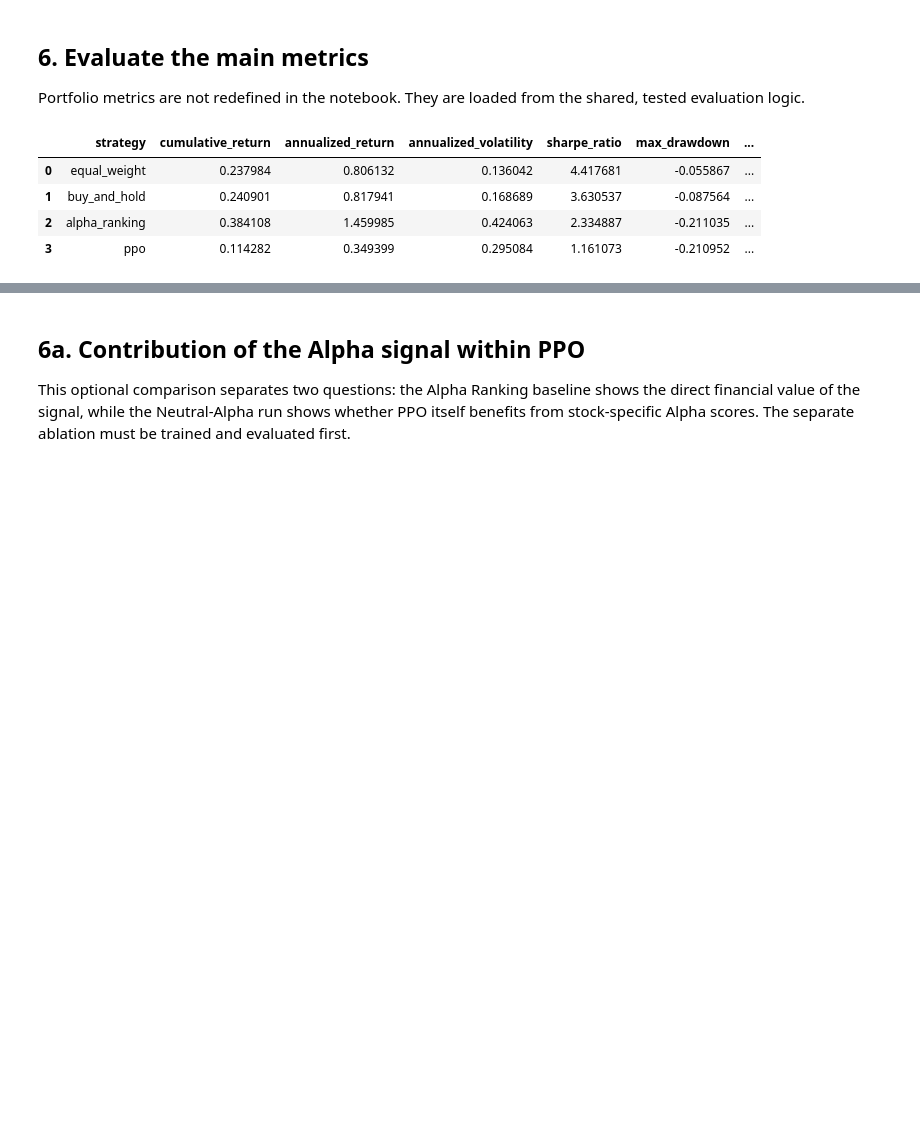
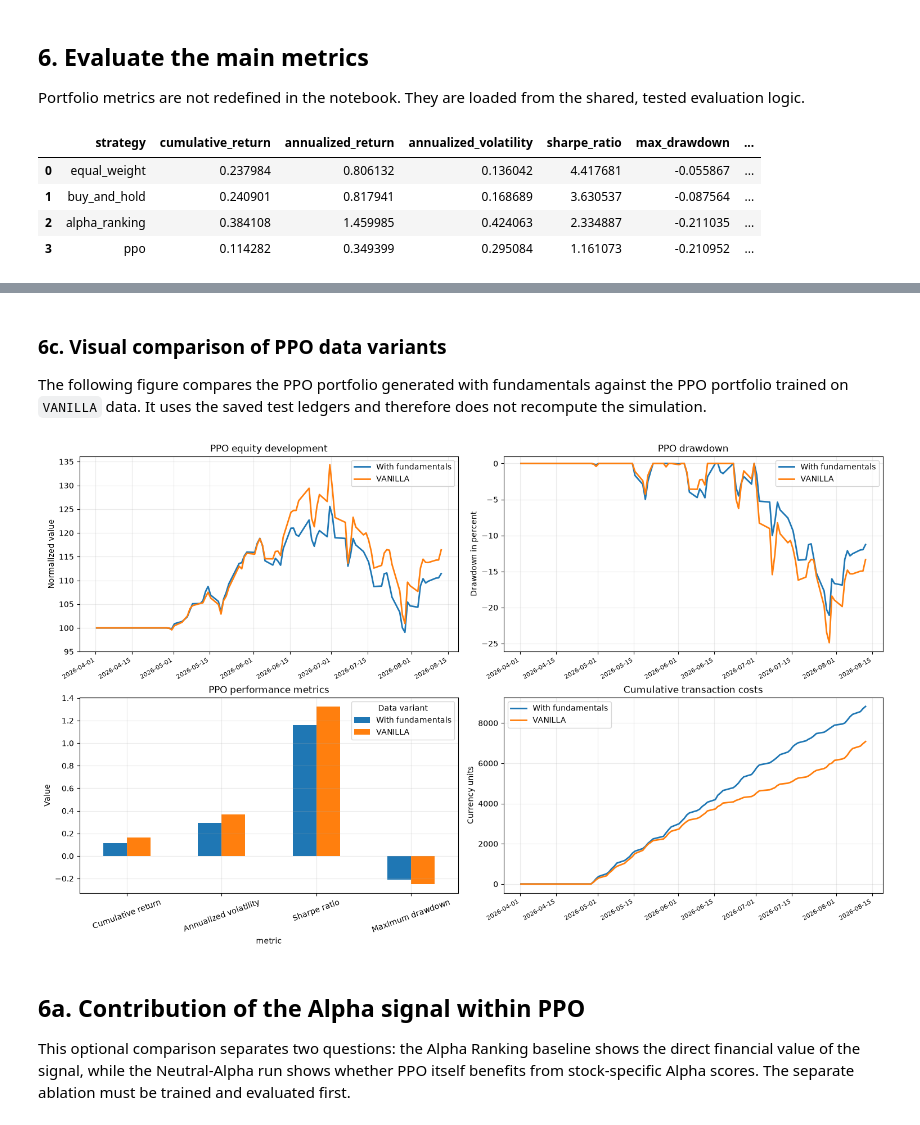
Before and after one commit to VincInfo/rl-fundamental-trading, a Jupyter notebook: notebooks/evaluation_results.ipynb, the cells around one changed output, grey strips where cells are left out. Cells and saved outputs as stored; diff of their text form; code cells hidden in the pictures; blank space fills up the shorter version.

Commit message:
final eval adjustments

```diff
--- a/notebooks/evaluation_results.ipynb
+++ b/notebooks/evaluation_results.ipynb
@@ -191,3 +232,83 @@ else:
+# %% [markdown]
+### 6c. Visual comparison of PPO data variants
+
+The following figure compares the PPO portfolio generated with fundamentals against the PPO portfolio trained on `VANILLA` data. It uses the saved test ledgers and therefore does not recompute the simulation.
+# %%
+vanilla_ppo_path = EVAL_DIR / "vanilla" / "ppo_test_portfolio.csv"
+
+if vanilla_ppo_path.exists() and "PPO" in ledgers and not ledgers["PPO"].empty:
+    vanilla_ppo_ledger = pd.read_csv(vanilla_ppo_path, parse_dates=["date"])
+    fundamentals_ppo_ledger = ledgers["PPO"]
+    variant_ledgers = {
+        "With fundamentals": fundamentals_ppo_ledger,
+        "VANILLA": vanilla_ppo_ledger,
+    }
+    variant_fig, variant_axes = plt.subplots(
+        2, 2, figsize=(15, 9), constrained_layout=True
+    )
+
+    for name, ledger in variant_ledgers.items():
+        equity = ledger["portfolio_value"] / ledger["portfolio_value"].iloc[0] * 100.0
+        drawdown = ledger["portfolio_value"] / ledger["portfolio_value"].cummax() - 1.0
+        cumulative_cost = ledger["transaction_cost"].cumsum()
+        variant_axes[0, 0].plot(ledger["date"], equity, label=name, linewidth=2)
+        variant_axes[0, 1].plot(ledger["date"], drawdown * 100.0, label=name, linewidth=2)
+        variant_axes[1, 1].plot(ledger["date"], cumulative_cost, label=name, linewidth=2)
+
+    variant_axes[0, 0].set_title("PPO equity development")
+    variant_axes[0, 0].set_ylabel("Normalized value")
+    variant_axes[0, 0].set_ylim(bottom=95)
+    variant_axes[0, 1].set_title("PPO drawdown")
+    variant_axes[0, 1].set_ylabel("Drawdown in percent")
+    variant_axes[0, 1].set_ylim(top=1)
+    variant_axes[1, 1].set_title("Cumulative transaction costs")
+    variant_axes[1, 1].set_ylabel("Currency units")
+
+    metric_labels = {
+        "cumulative_return": "Cumulative return",
+        "annualized_volatility": "Annualized volatility",
+        "sharpe_ratio": "Sharpe ratio",
+        "max_drawdown": "Maximum drawdown",
+    }
+    metric_values = []
+    fundamentals_metrics = portfolio_metrics(fundamentals_ppo_ledger)
+    vanilla_metrics = portfolio_metrics(vanilla_ppo_ledger)
+    for metric, label in metric_labels.items():
+        metric_values.append(
+            {
+                "metric": label,
+                "With fundamentals": fundamentals_metrics[metric],
+                "VANILLA": vanilla_metrics[metric],
+            }
+        )
+    metric_plot = pd.DataFrame(metric_values).set_index("metric")
+    metric_plot.plot.bar(ax=variant_axes[1, 0], rot=20)
+    variant_axes[1, 0].set_title("PPO performance metrics")
+    variant_axes[1, 0].set_ylabel("Value")
+    variant_axes[1, 0].grid(axis="y", alpha=0.25)
+
+    date_axes = (variant_axes[0, 0], variant_axes[0, 1], variant_axes[1, 1])
+    for axis in variant_axes.flat:
+        axis.grid(alpha=0.25)
+    for axis in date_axes:
+        axis.tick_params(axis="x", labelrotation=30, labelsize=8)
+        for label in axis.get_xticklabels():
+            label.set_horizontalalignment("right")
+        axis.legend()
+    variant_axes[1, 0].legend(title="Data variant")
+    variant_fig.savefig(
+        OUTPUT_DIR / "ppo_fundamentals_vs_vanilla.png",
+        dpi=160,
+        bbox_inches="tight",
+    )
+    plt.show()
+else:
+    print(
+        "Vanilla PPO ledger is missing. Run the VANILLA evaluation first "
+        "to create the comparison figure."
+    )
+# %% [output]
+[figure, added]
 # %% [markdown]
 ## 6a. Contribution of the Alpha signal within PPO
 
```
Also changed, not shown: parts of 2 cells of this notebook, 11 other files.
